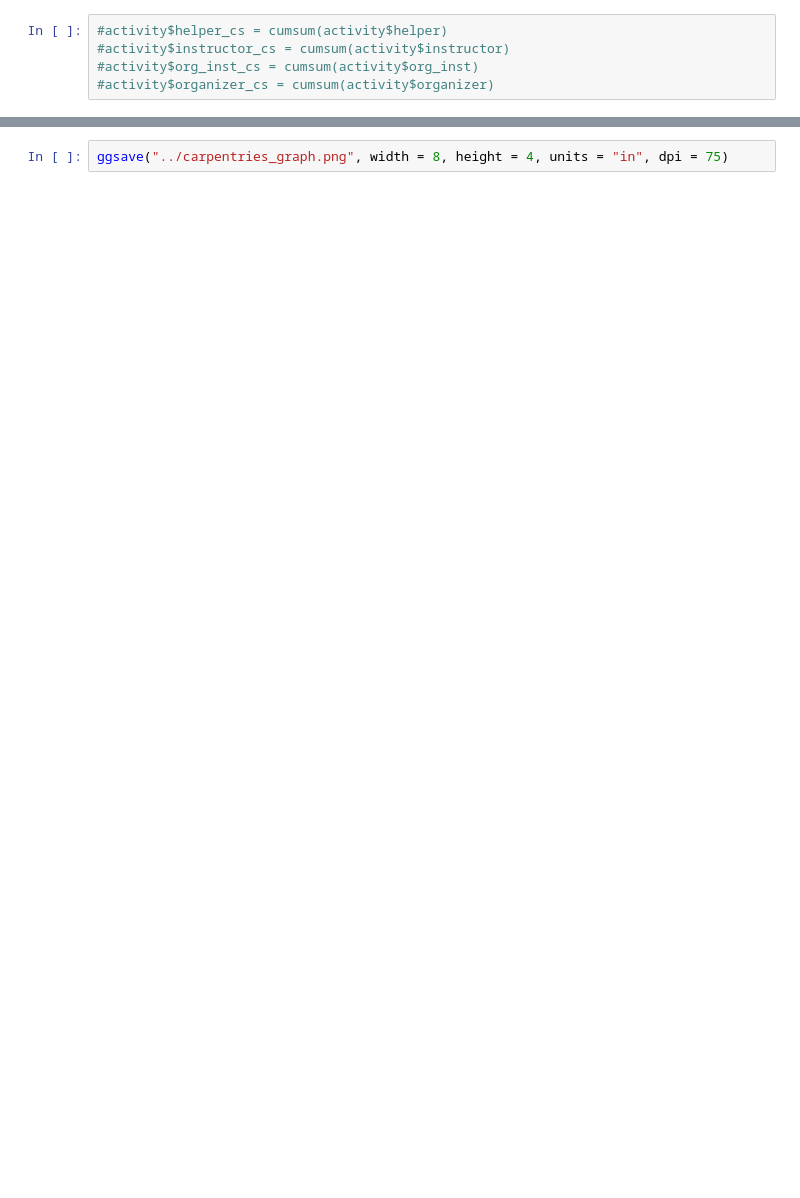
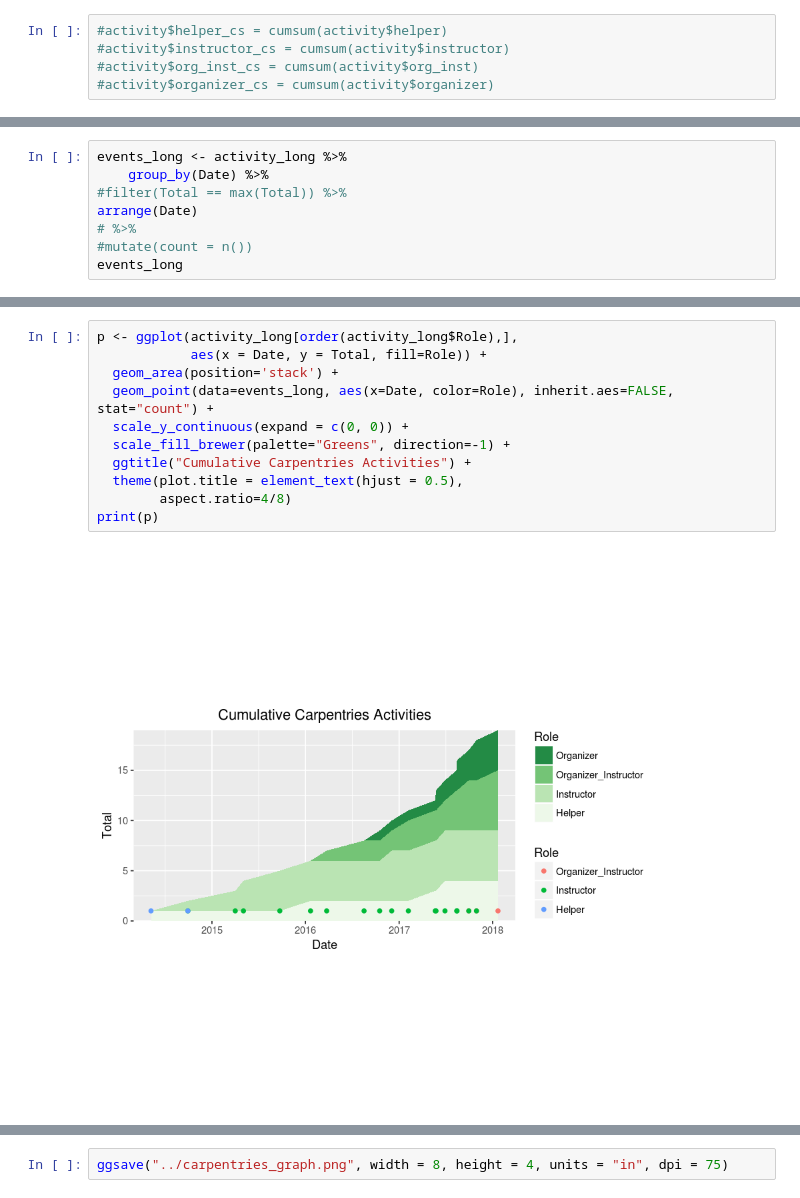
Before and after one commit to mjcollin/mjcollin.github.io, a Jupyter notebook: _notebooks/Carpentries_Graph.ipynb, the cells around one changed output, grey strips where cells are left out. Drawn from its saved outputs; the diff is of its cells as text; blank space fills up the shorter version.

Commit message:
Carpentries instructor graph

```diff
--- a/_notebooks/Carpentries_Graph.ipynb
+++ b/_notebooks/Carpentries_Graph.ipynb
@@ -82,0 +87,8 @@ tail(order(activity_long))
+# %%
+events_long <- activity_long %>%
+    group_by(Date) %>%
+#filter(Total == max(Total)) %>%
+arrange(Date)
+# %>%
+#mutate(count = n())
+events_long
@@ -82,0 +113,13 @@ tail(order(activity_long))
+# %%
+p <- ggplot(activity_long[order(activity_long$Role),],
+            aes(x = Date, y = Total, fill=Role)) +
+  geom_area(position='stack') +
+  geom_point(data=events_long, aes(x=Date, color=Role), inherit.aes=FALSE, stat="count") +
+  scale_y_continuous(expand = c(0, 0)) +
+  scale_fill_brewer(palette="Greens", direction=-1) +
+  ggtitle("Cumulative Carpentries Activities") +
+  theme(plot.title = element_text(hjust = 0.5),
+        aspect.ratio=4/8)
+print(p)
+# %% [output]
+[figure, added]
```
Also changed, not shown: parts of 10 cells of this notebook, 2 other files.
